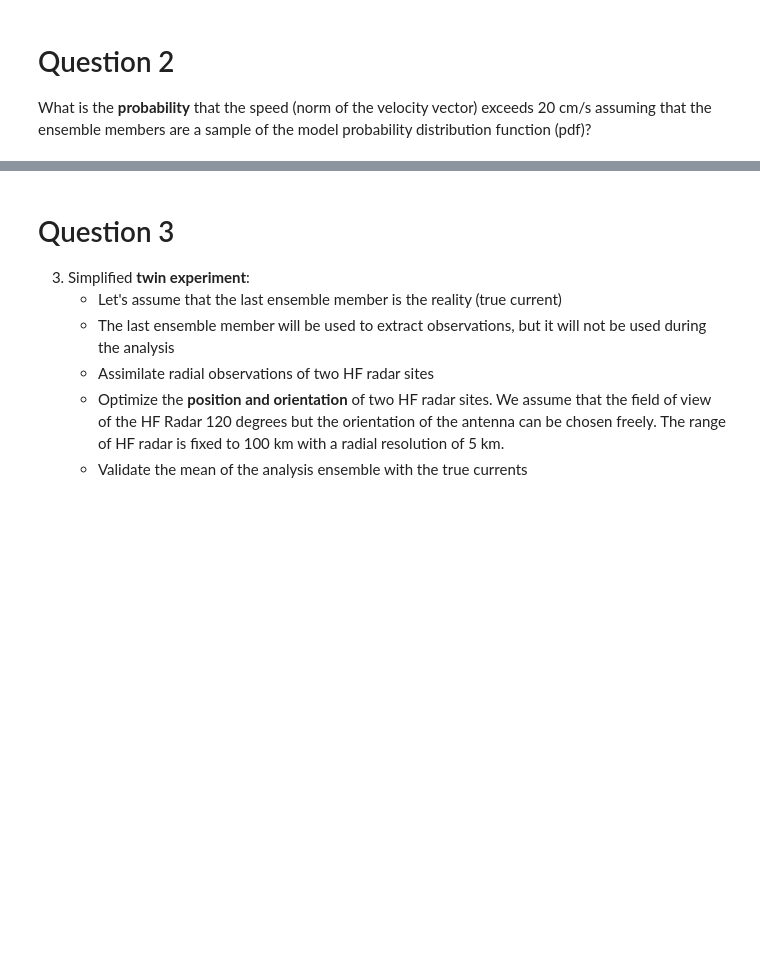
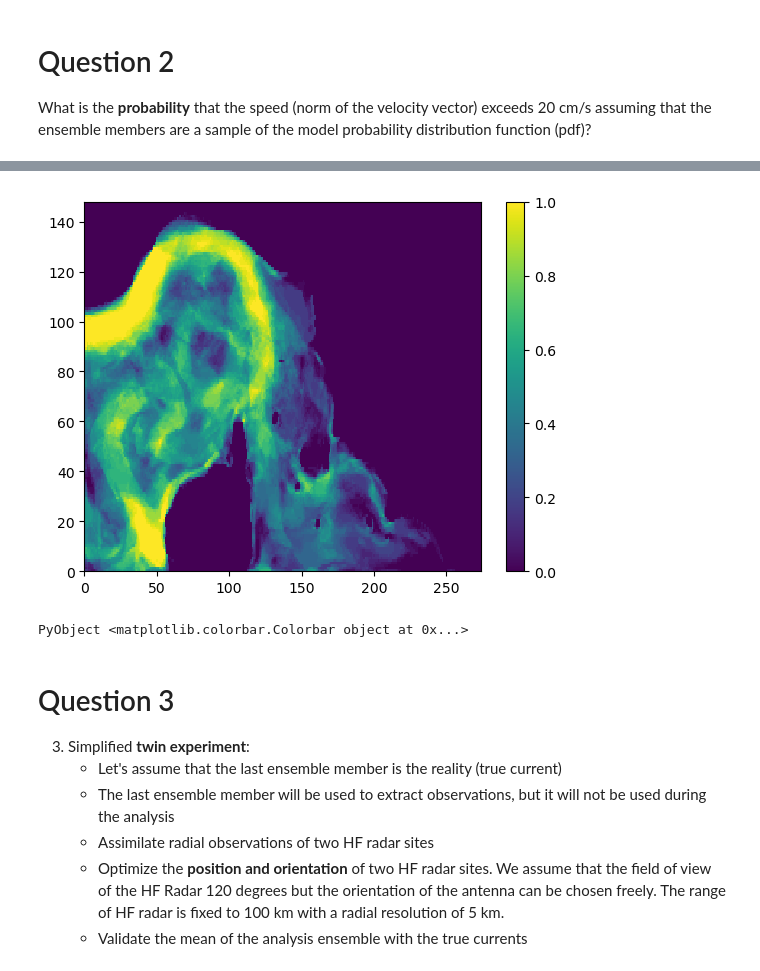
Before and after one commit to Alexander-Barth/HF-radar-assim-exercise, a Jupyter notebook: assim_exercise.ipynb, the cells around one changed output, grey strips where cells are left out. Drawn from its saved outputs; the diff is of its cells as text; code cells hidden in the pictures; blank space fills up the shorter version.

```diff
--- a/assim_exercise.ipynb
+++ b/assim_exercise.ipynb
@@ -176,3 +222,6 @@ Compute the ensemble standard deviation of the velocity vector (see slides).
 What is the __probability__ that the speed (norm of the velocity vector) exceeds 20 cm/s assuming that the ensemble members are a sample of the model probability distribution function (pdf)?
 # %%
 # start here for question 2
+
+
+sample = [1,3,4,2,1,2,4,5,4]
@@ -179,3 +239,13 @@ What is the __probability__ that the speed (norm of the velocity vector) exceeds
+# %%
+mean(sample .> 3)
+
+norm_velocity = sqrt.(us.^2 + vs.^2)
+
+probability = mean(norm_velocity .> 0.20,dims = 3)
+pcolor(probability[:,:,1]'); colorbar()
+# %% [output]
+[figure, added]
+PyObject <matplotlib.colorbar.Colorbar object at 0x...>
 # %% [markdown]
 # Question 3
 
```
Also changed, not shown: parts of 12 cells of this notebook, 2 other files.
